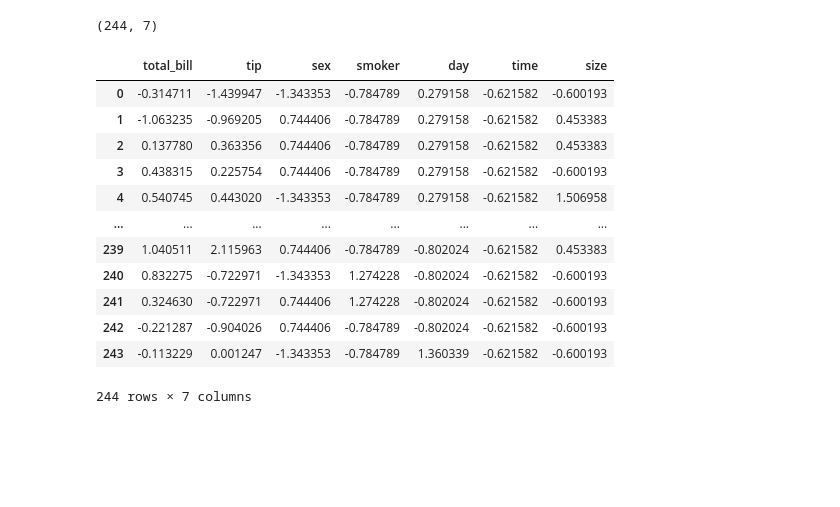
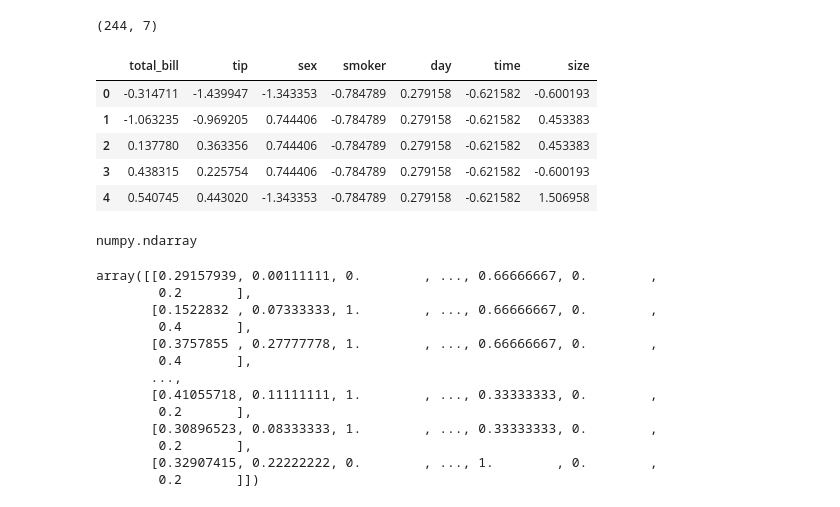
Before and after one commit to Gopi-13-svg/PYTHO, a Jupyter notebook: day_AD.ipynb, the cells around one changed output. Drawn from its saved outputs; the diff is of its cells as text; code cells hidden in the pictures; blank space fills up the shorter version.

```diff
--- a/day_AD.ipynb
+++ b/day_AD.ipynb
@@ -155,18 +157,11 @@ scale_array.shape
 (244, 7)
 # %%
 scale_df=pd.DataFrame(scale_array,columns=df.columns)
-scale_df
+scale_df.head(5)
 # %% [output]
 |  | total_bill | tip | sex | smoker | day | time | size |
 | 0 | -0.314711 | -1.439947 | -1.343353 | -0.784789 | 0.279158 | -0.621582 | -0.600193 |
 | 1 | -1.063235 | -0.969205 | 0.744406 | -0.784789 | 0.279158 | -0.621582 | 0.453383 |
 | 2 | 0.137780 | 0.363356 | 0.744406 | -0.784789 | 0.279158 | -0.621582 | 0.453383 |
 | 3 | 0.438315 | 0.225754 | 0.744406 | -0.784789 | 0.279158 | -0.621582 | -0.600193 |
 | 4 | 0.540745 | 0.443020 | -1.343353 | -0.784789 | 0.279158 | -0.621582 | 1.506958 |
-| ... | ... | ... | ... | ... | ... | ... | ... |
-| 239 | 1.040511 | 2.115963 | 0.744406 | -0.784789 | -0.802024 | -0.621582 | 0.453383 |
-| 240 | 0.832275 | -0.722971 | -1.343353 | 1.274228 | -0.802024 | -0.621582 | -0.600193 |
-| 241 | 0.324630 | -0.722971 | 0.744406 | 1.274228 | -0.802024 | -0.621582 | -0.600193 |
-| 242 | -0.221287 | -0.904026 | 0.744406 | -0.784789 | -0.802024 | -0.621582 | -0.600193 |
-| 243 | -0.113229 | 0.001247 | -1.343353 | -0.784789 | 1.360339 | -0.621582 | -0.600193 |
-244 rows × 7 columns
@@ -172,0 +173,20 @@ scale_df
+# %%
+type(mx_array)
+# %% [output]
+numpy.ndarray
+# %%
+mx_array
+# %% [output]
+array([[0.29157939, 0.00111111, 0.        , ..., 0.66666667, 0.        ,
+        0.2       ],
+       [0.1522832 , 0.07333333, 1.        , ..., 0.66666667, 0.        ,
+        0.4       ],
+       [0.3757855 , 0.27777778, 1.        , ..., 0.66666667, 0.        ,
+        0.4       ],
+       ...,
+       [0.41055718, 0.11111111, 1.        , ..., 0.33333333, 0.        ,
+        0.2       ],
+       [0.30896523, 0.08333333, 1.        , ..., 0.33333333, 0.        ,
+        0.2       ],
+       [0.32907415, 0.22222222, 0.        , ..., 1.        , 0.        ,
+        0.2       ]])
```
Also changed, not shown: parts of 8 cells of this notebook.
